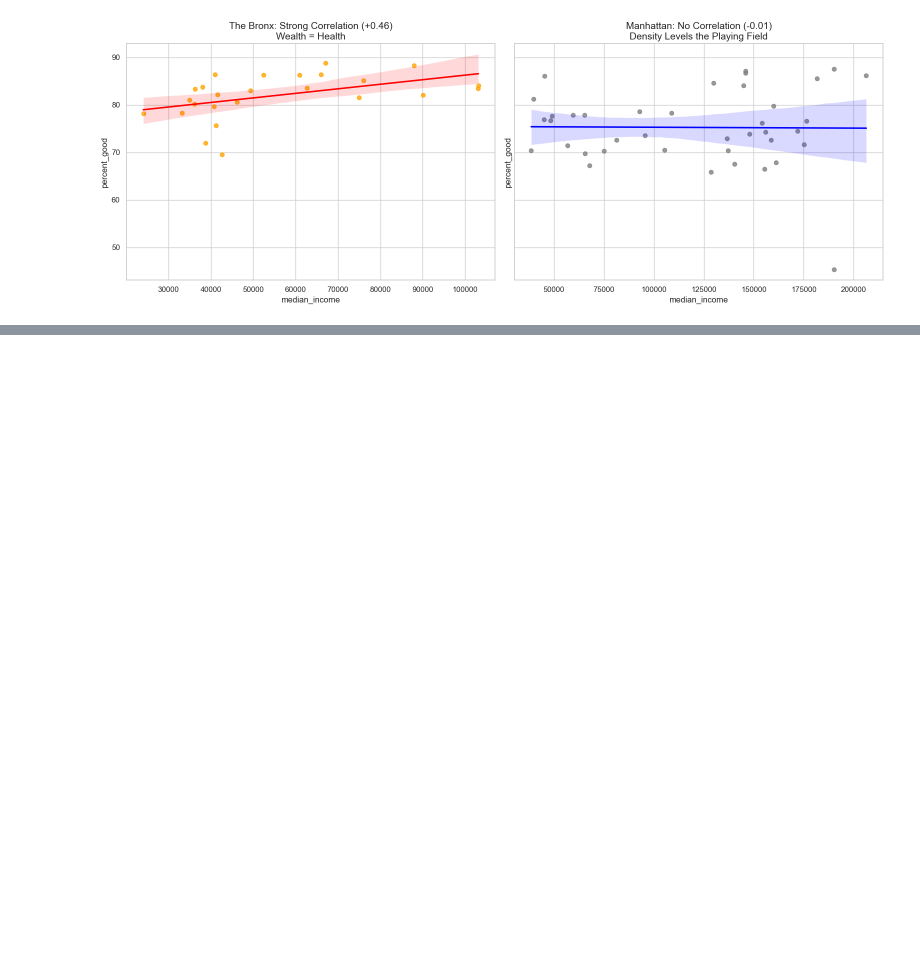
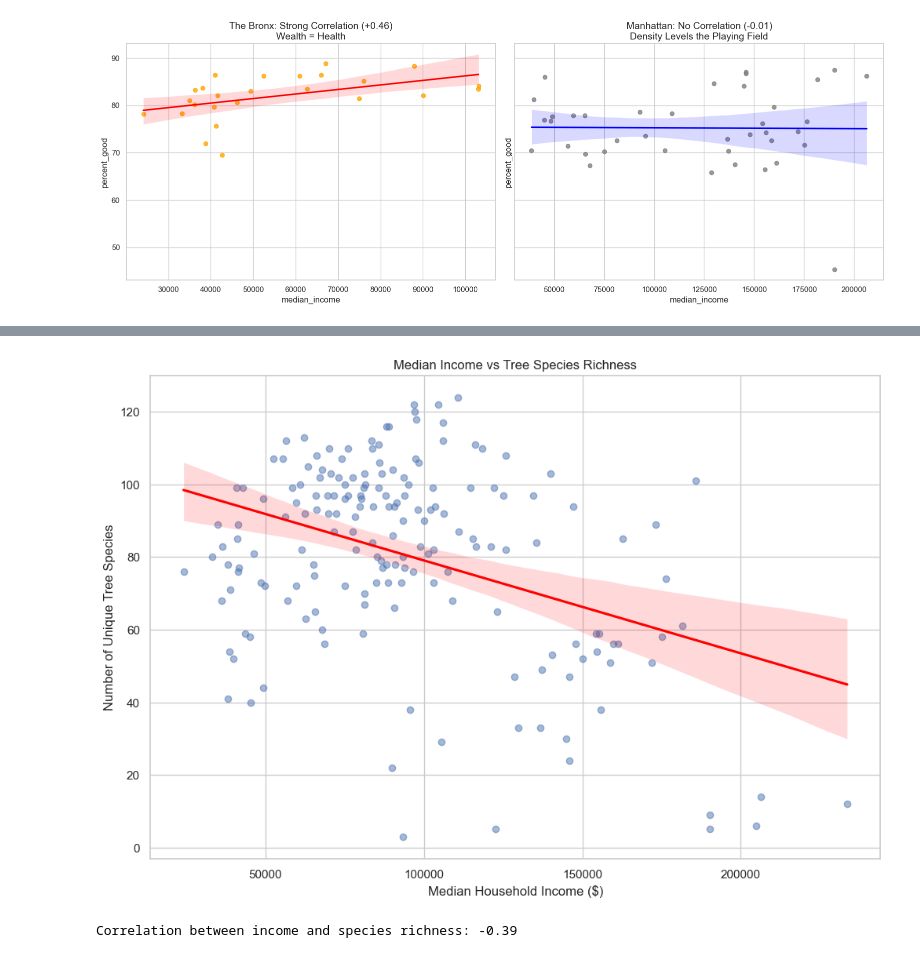
Before and after one commit to nyevy/urban-canopy-data-mining, a Jupyter notebook: exploration.ipynb, the cells around one changed output, grey strips where cells are left out. Saved outputs shown, nothing was run; the diff lists cells and outputs as text; code cells hidden in the pictures; blank space fills up the shorter version.

Commit message:
Starting looking at tree species health

```diff
--- a/exploration.ipynb
+++ b/exploration.ipynb
@@ -242,3 +242,7 @@ plt.tight_layout()
 plt.show()
 # %% [output]
 [figure]
+# %%
+species_diversity = (trees_df.groupby('postcode')['spc_common'].nunique().reset_index())
+species_diversity.columns = ['zip_code', 'species_diversity']
+species_diversity.head()
@@ -244,0 +256,3 @@ plt.show()
+# %%
+final_df = final_df.merge(species_diversity, on='zip_code', how='left')
+print(final_df.nlargest(10, 'species_diversity')[['zip_code', 'borough', 'tree_count', 'species_diversity']])
@@ -244,0 +271,20 @@ plt.show()
+# %%
+plt.figure(figsize=(12, 8))
+sns.regplot(
+    data=final_df,
+    x='median_income',
+    y='species_diversity',
+    scatter_kws={'alpha': 0.5},
+    line_kws={'color': 'red'}
+)
+
+plt.title('Median Income vs Tree Species Richness')
+plt.xlabel('Median Household Income ($)')
+plt.ylabel('Number of Unique Tree Species')
+plt.show()
+
+corr = final_df['median_income'].corr(final_df['species_diversity'])
+print(f"Correlation between income and species richness: {corr:.2f}")
+# %% [output]
+[figure, added]
+Correlation between income and species richness: -0.39
```
Also changed, not shown: parts of 8 cells of this notebook.
